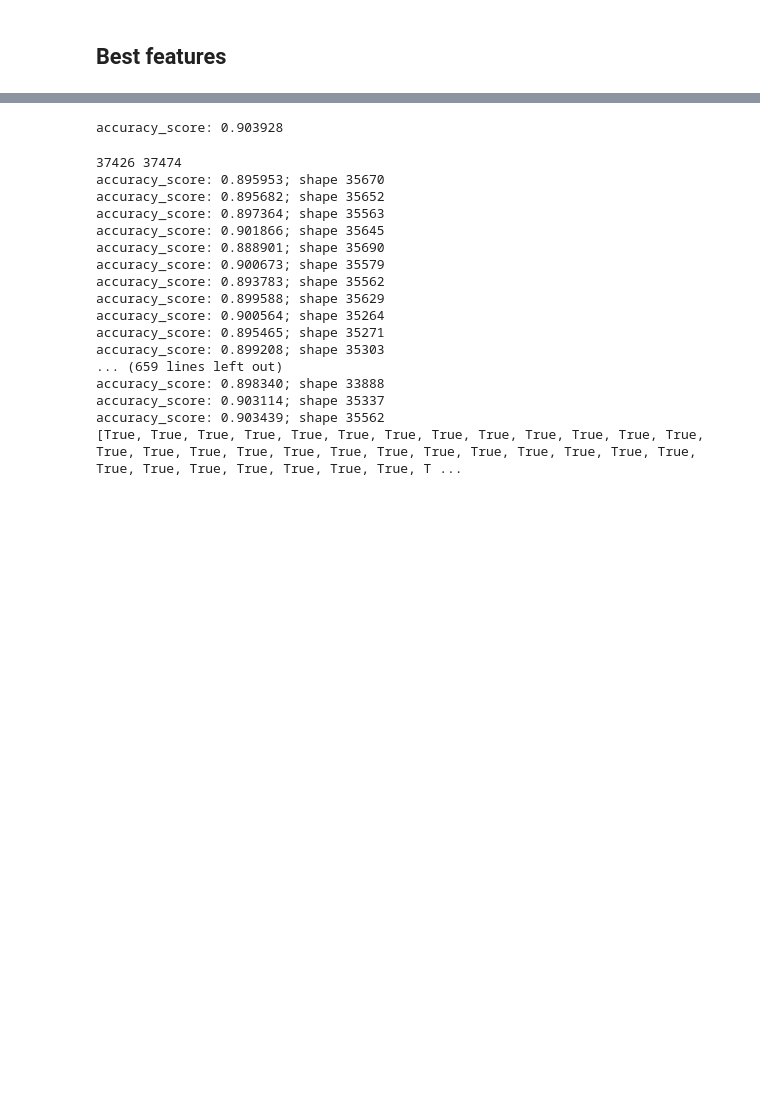
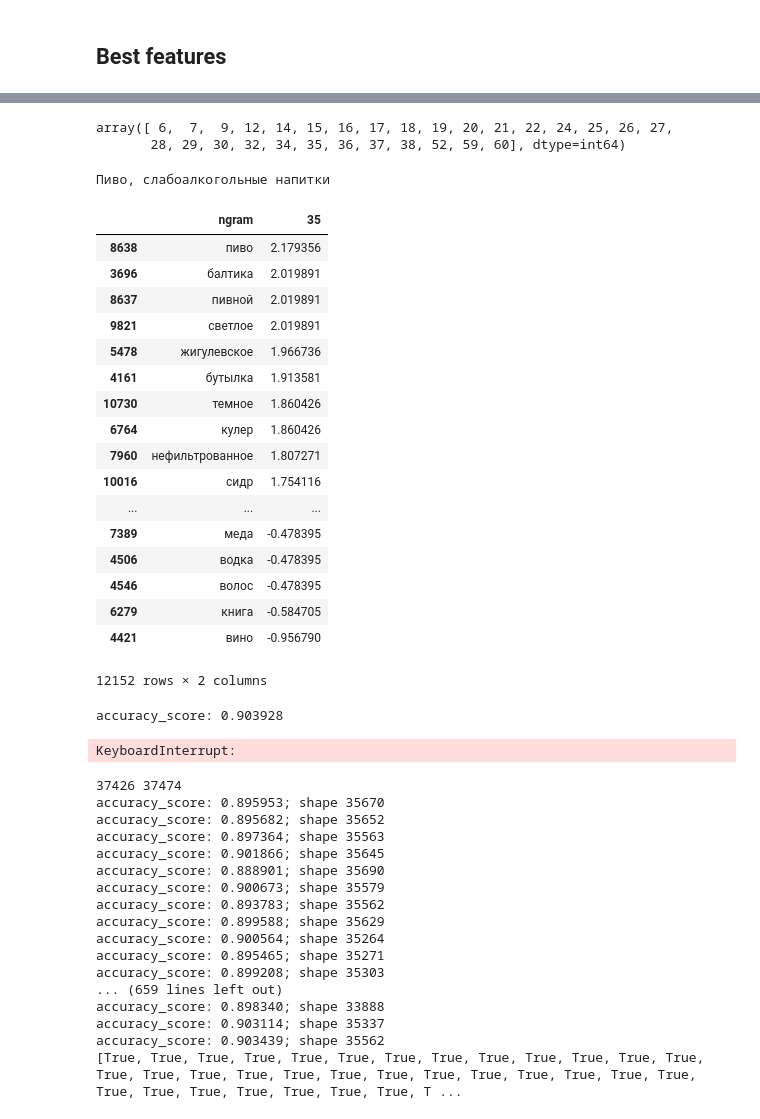
Before and after one commit to naidenovaleksei/boosters-evotor, a Jupyter notebook: common.ipynb, the cells around one changed output, grey strips where cells are left out. Saved outputs shown, nothing was run; the diff lists cells and outputs as text; code cells hidden in the pictures; blank space fills up the shorter version.

```diff
--- a/common.ipynb
+++ b/common.ipynb
@@ -118,0 +291,6 @@ accuracy_score: 0.907779
+# %%
+clf = SGDClassifier(loss='hinge', penalty='l2',
+                    alpha=1e-4, n_iter=5,
+                    random_state=42)
+clf.fit(X_new, y_train)
+print cross_val_score(clf, X_new, y_train, scoring='accuracy', cv=4, n_jobs=-1)
@@ -118,0 +312,8 @@ accuracy_score: 0.907779
+# %%
+t = pd.DataFrame(clf.coef_.transpose())
+s = pd.DataFrame(pd.Series(counter.vocabulary_)[selector.get_support()].reset_index())
+s.columns = ['ngram', 'index']
+# %%
+ngrams = pd.concat([s,t], axis=1)
+# %%
+ngrams.columns = ['ngram', 'index'] + [str(x) for x in clf.classes_]
@@ -119,3 +322,33 @@ accuracy_score: 0.907779
+# %%
+clf.classes_
+# %% [output]
+array([ 6,  7,  9, 12, 14, 15, 16, 17, 18, 19, 20, 21, 22, 24, 25, 26, 27,
+       28, 29, 30, 32, 34, 35, 36, 37, 38, 52, 59, 60], dtype=int64)
+# %%
+group_id = 35
+colname = str(group_id)
+print cats[cats.GROUP_ID==group_id].NAME.iloc[0]
+ngrams.sort_values(by=[colname], ascending=False)[['ngram',colname]]
+# %% [output]
+Пиво, слабоалкогольные напитки
+|  | ngram | 35 |
+| 8638 | пиво | 2.179356 |
+| 3696 | балтика | 2.019891 |
+| 8637 | пивной | 2.019891 |
+| 9821 | светлое | 2.019891 |
+| 5478 | жигулевское | 1.966736 |
+| 4161 | бутылка | 1.913581 |
+| 10730 | темное | 1.860426 |
+| 6764 | кулер | 1.860426 |
+| 7960 | нефильтрованное | 1.807271 |
+| 10016 | сидр | 1.754116 |
+| ... | ... | ... |
+| 7389 | меда | -0.478395 |
+| 4506 | водка | -0.478395 |
+| 4546 | волос | -0.478395 |
+| 6279 | книга | -0.584705 |
+| 4421 | вино | -0.956790 |
+12152 rows × 2 columns
 # %%
 # RFE
 
@@ -142,8 +375,10 @@ clf_v5 = Pipeline([('vect', CountVectorizer()),
 
 # t = clf_v5.fit_transform(X_train, y_train)
 check_accuracy(clf_v5, X_train, y_train, X_test, y_test)
+print cross_val_score(clf_v5, X_train, y_train, scoring='accuracy', cv=4, n_jobs=-1)
 # %% [output]
 accuracy_score: 0.903928
+KeyboardInterrupt:
 # %%
 %%time
 counter = CountVectorizer()
```
Also changed, not shown: parts of 16 cells of this notebook.
